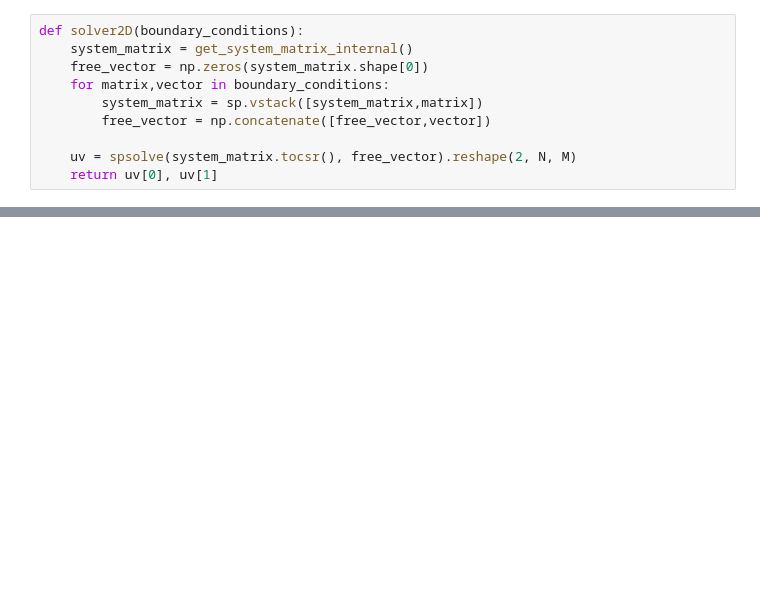
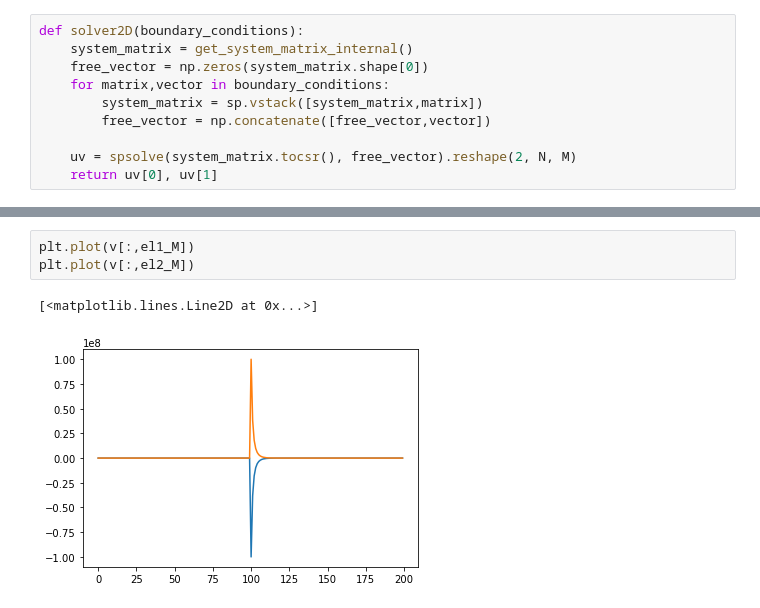
Before and after one commit to NikomSol/Optical-diffusion-model, a Jupyter notebook: easy_solution.ipynb, the cells around one changed output, grey strips where cells are left out. Drawn from its saved outputs; the diff is of its cells as text; blank space fills up the shorter version.

```diff
--- a/easy_solution.ipynb
+++ b/easy_solution.ipynb
@@ -228,0 +268,6 @@ plt.plot(u[-1])
+# %%
+plt.plot(v[:,el1_M])
+plt.plot(v[:,el2_M])
+# %% [output]
+[<matplotlib.lines.Line2D at 0x...>]
+[figure, added]
```
Also changed, not shown: parts of 11 cells of this notebook.
